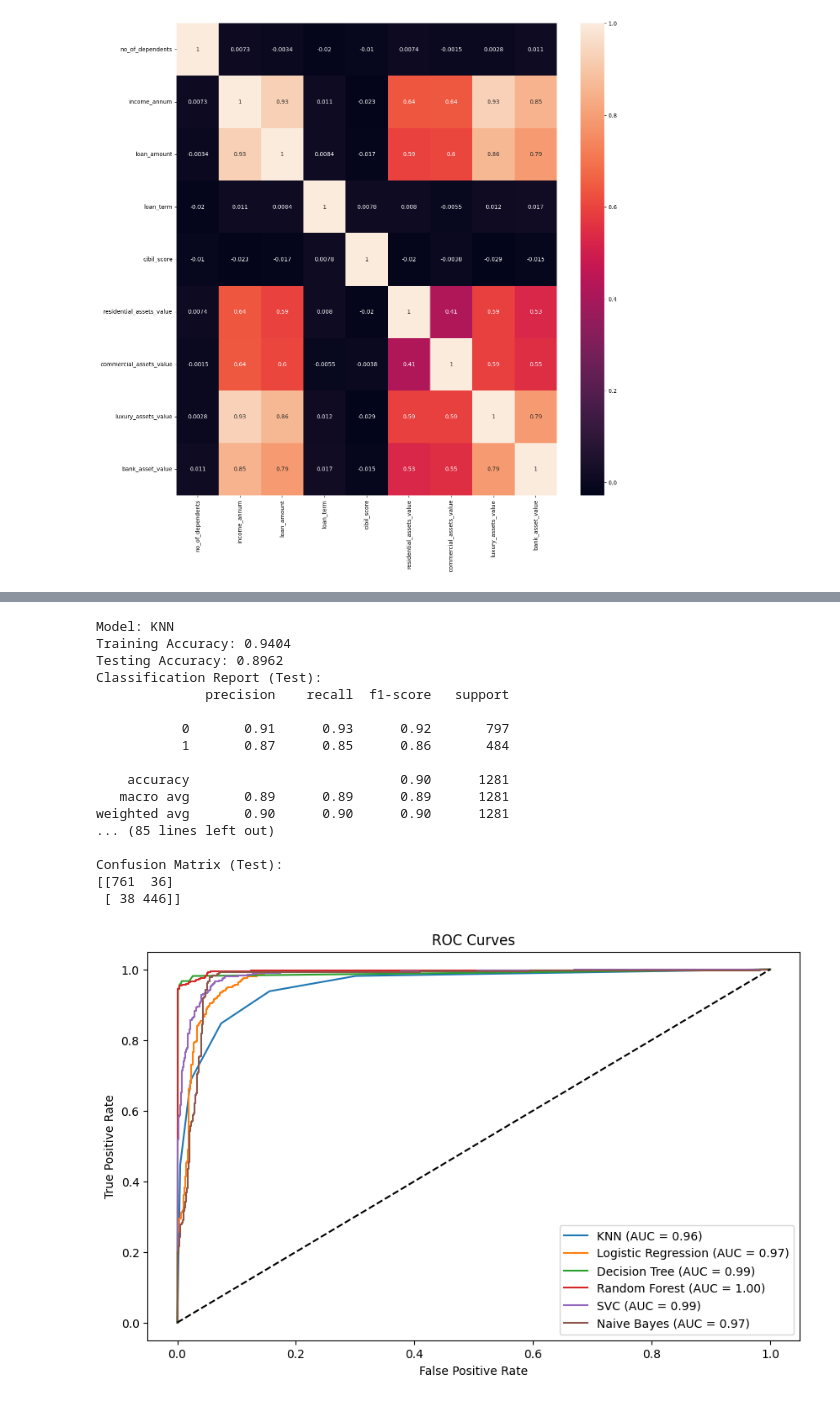
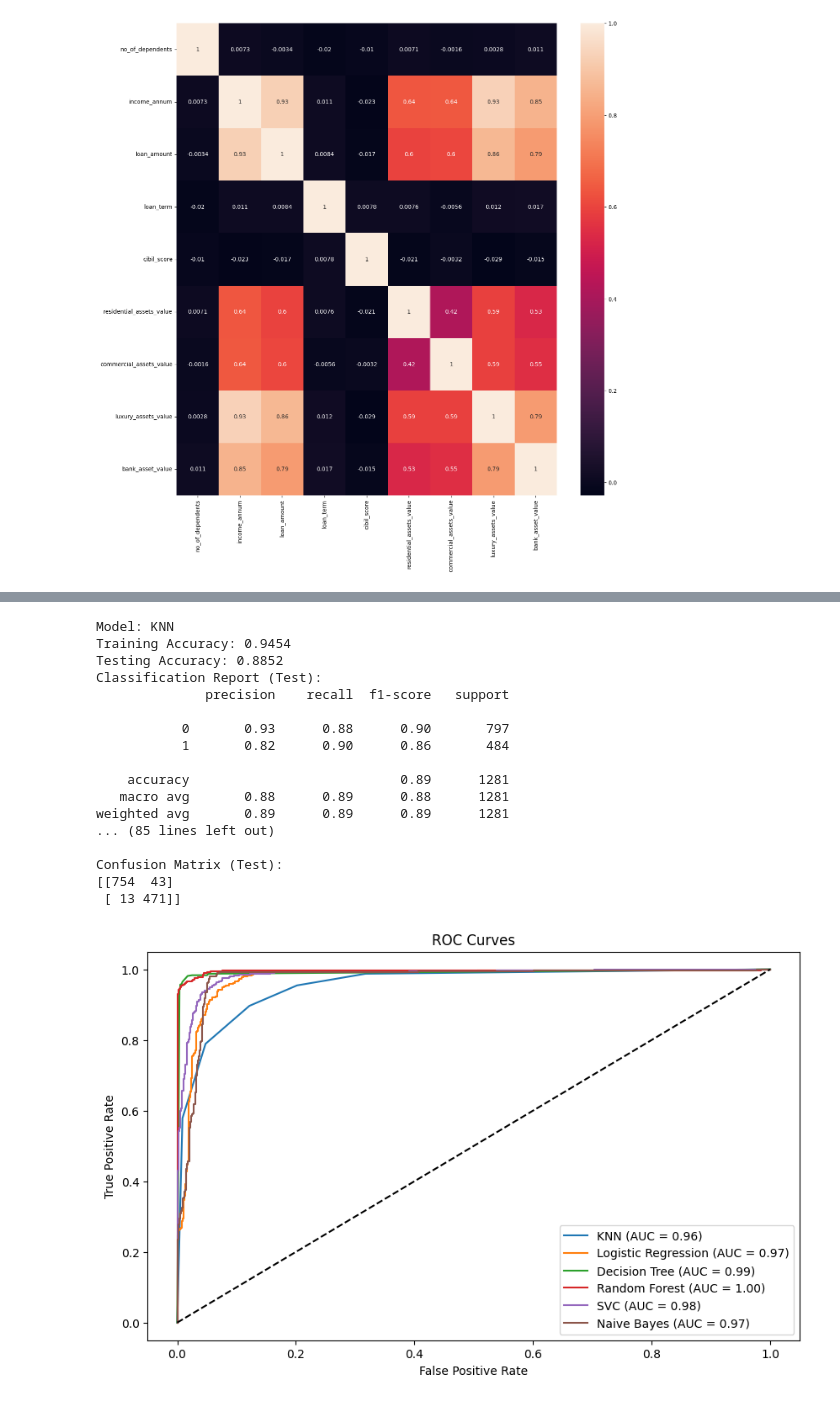
Before and after one commit to MrRobot-cpp/Loan-Prediction-ML-Project, a Jupyter notebook: loan_Predition_notebook2.ipynb, the cells around one changed output, grey strips where cells are left out. Saved outputs shown, nothing was run; the diff lists cells and outputs as text; code cells hidden in the pictures.

```diff
--- a/loan_Predition_notebook2.ipynb
+++ b/loan_Predition_notebook2.ipynb
@@ -289,3 +290,12 @@ X_scaled = scaler.fit_transform(X)
 X_train, X_test, y_train, y_test = train_test_split(
     X_scaled, y, test_size=0.3, random_state=42, stratify=y
 )
+# %%
+# Apply SMOTE only to the training set
+smote = SMOTE(random_state=42)
+X_train_bal, y_train_bal = smote.fit_resample(X_train, y_train)
+#visualize the balance of the training set
+sns.countplot(x=y_train_bal)
+plt.title("Balanced Loan Status Distribution in Training Set")
+plt.show()
+# Define classifiers
@@ -303,49 +315,51 @@ models = {
 plt.figure(figsize=(10, 6))
 
 for name, model in models.items():
-    model.fit(X_train, y_train)
+    # Train on balanced data
+    model.fit(X_train_bal, y_train_bal)
+    # Predict on original test set
     y_pred = model.predict(X_test)
     y_proba = model.predict_proba(X_test)[:, 1]
-    train_accuracy = model.score(X_train, y_train)  # <-- Fix
+    train_accuracy = model.score(X_train_bal, y_train_bal)
     test_accuracy = model.score(X_test, y_test)
 
     print(f"\nModel: {name}")
     print(f"Training Accuracy: {train_accuracy:.4f}")
     print(f"Testing Accuracy: {test_accuracy:.4f}")
     print("Classification Report (Test):")
     print(classification_report(y_test, y_pred))
     print("Confusion Matrix (Test):")
     print(confusion_matrix(y_test, y_pred))
 
     fpr, tpr, _ = roc_curve(y_test, y_proba)
     auc = roc_auc_score(y_test, y_proba)
     plt.plot(fpr, tpr, label=f'{name} (AUC = {auc:.2f})')
 
 plt.plot([0, 1], [0, 1], 'k--')
 plt.xlabel("False Positive Rate")
 plt.ylabel("True Positive Rate")
 plt.title("ROC Curves")
 plt.legend()
 plt.show()
 # %% [output]
 Model: KNN
-Training Accuracy: 0.9404
-Testing Accuracy: 0.8962
+Training Accuracy: 0.9454
+Testing Accuracy: 0.8852
 Classification Report (Test):
               precision    recall  f1-score   support
 
-           0       0.91      0.93      0.92       797
-           1       0.87      0.85      0.86       484
+           0       0.93      0.88      0.90       797
+           1       0.82      0.90      0.86       484
 
-    accuracy                           0.90      1281
-   macro avg       0.89      0.89      0.89      1281
-weighted avg       0.90      0.90      0.90      1281
+    accuracy                           0.89      1281
+   macro avg       0.88      0.89      0.88      1281
+weighted avg       0.89      0.89      0.89      1281
 ... (85 lines left out)
 
 Confusion Matrix (Test):
-[[761  36]
- [ 38 446]]
+[[754  43]
+ [ 13 471]]
-[figure, old version]
+[figure, new version]
 # %%
 #valuating the models using cross validation for accuracy and generalization
 print("5-Fold Cross-Validation Accuracy Scores:")
```
Also changed, not shown: parts of 11 cells of this notebook.
